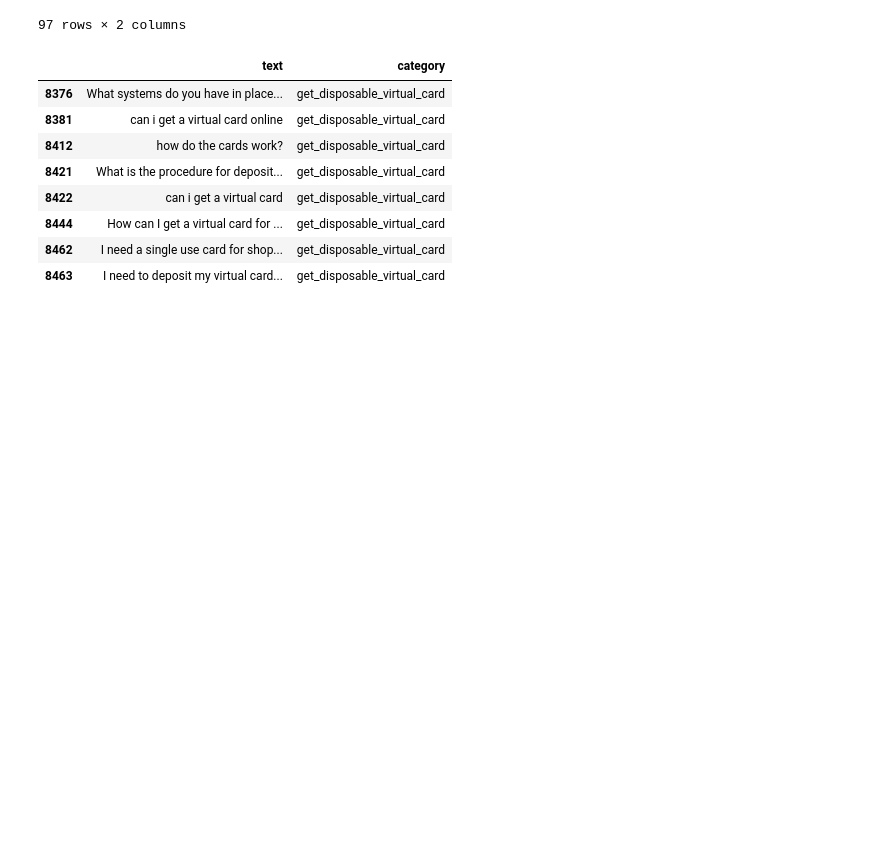
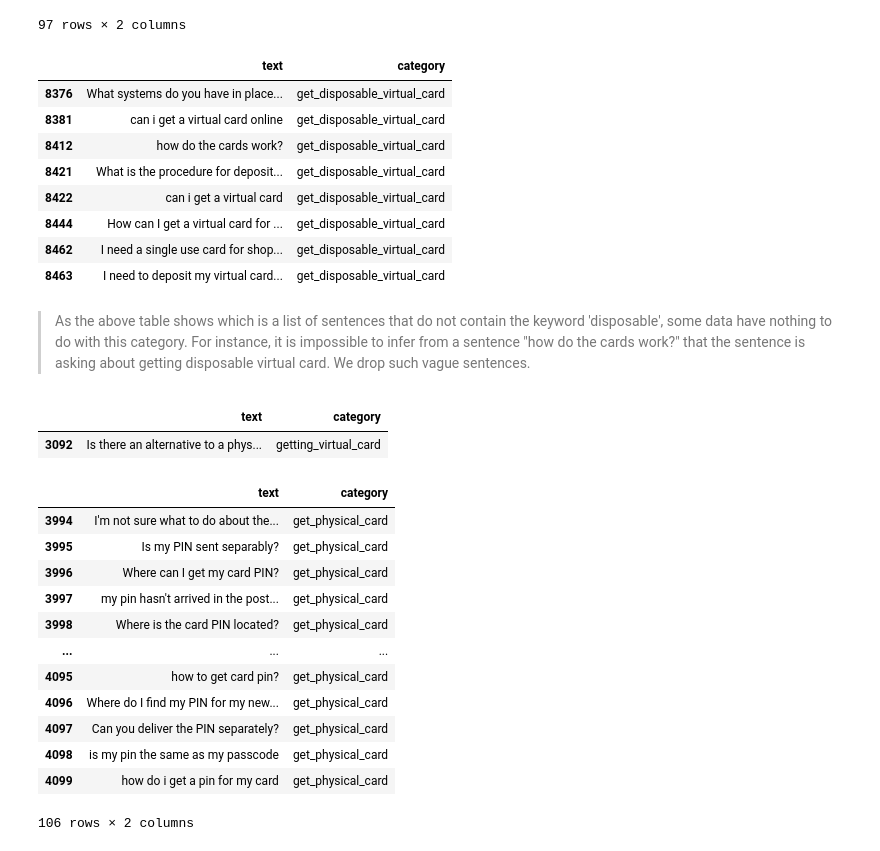
Before and after one commit to sjung-stat/Customer-Support-Chat-Intent-Classification, a Jupyter notebook: Data Preprocessing.ipynb, the cells around one changed output. Cells and saved outputs as stored; diff of their text form; code cells hidden in the pictures; blank space fills up the shorter version.

Commit message:
Updated some columns

```diff
--- a/Data Preprocessing.ipynb
+++ b/Data Preprocessing.ipynb
@@ -436,3 +436,36 @@ result
 | 8444 | How can I get a virtual card for ... | get_disposable_virtual_card |
 | 8462 | I need a single use card for shop... | get_disposable_virtual_card |
 | 8463 | I need to deposit my virtual card... | get_disposable_virtual_card |
+# %% [markdown]
+> As the above table shows which is a list of sentences that do not contain the keyword 'disposable', some data have nothing to do with this category. For instance, it is impossible to infer from a sentence "how do the cards work?" that the sentence is asking about getting disposable virtual card. We drop such vague sentences.
+# %%
+# Keyword lookup for "getting_virtual_card"
+
+word_to_exclude = 'virtual'
+category_to_include = 'getting_virtual_card'
+
+mask = ~(df_training_copy['text'].str.contains(word_to_exclude, case=False)) & (df_training_copy['category'] == category_to_include)
+result = df_training_copy[mask]
+result
+# %% [output]
+|  | text | category |
+| 3092 | Is there an alternative to a phys... | getting_virtual_card |
+# %%
+# Keyword lookup for "get_physical_card"
+
+mask = df_training_copy['category'] == 'get_physical_card'
+df_training_copy[mask]
+# %% [output]
+|  | text | category |
+| 3994 | I'm not sure what to do about the... | get_physical_card |
+| 3995 | Is my PIN sent separably? | get_physical_card |
+| 3996 | Where can I get my card PIN? | get_physical_card |
+| 3997 | my pin hasn't arrived in the post... | get_physical_card |
+| 3998 | Where is the card PIN located? | get_physical_card |
+| ... | ... | ... |
+| 4095 | how to get card pin? | get_physical_card |
+| 4096 | Where do I find my PIN for my new... | get_physical_card |
+| 4097 | Can you deliver the PIN separately? | get_physical_card |
+| 4098 | is my pin the same as my passcode | get_physical_card |
+| 4099 | how do i get a pin for my card | get_physical_card |
+106 rows × 2 columns
```
Also changed, not shown: parts of 5 cells of this notebook.
